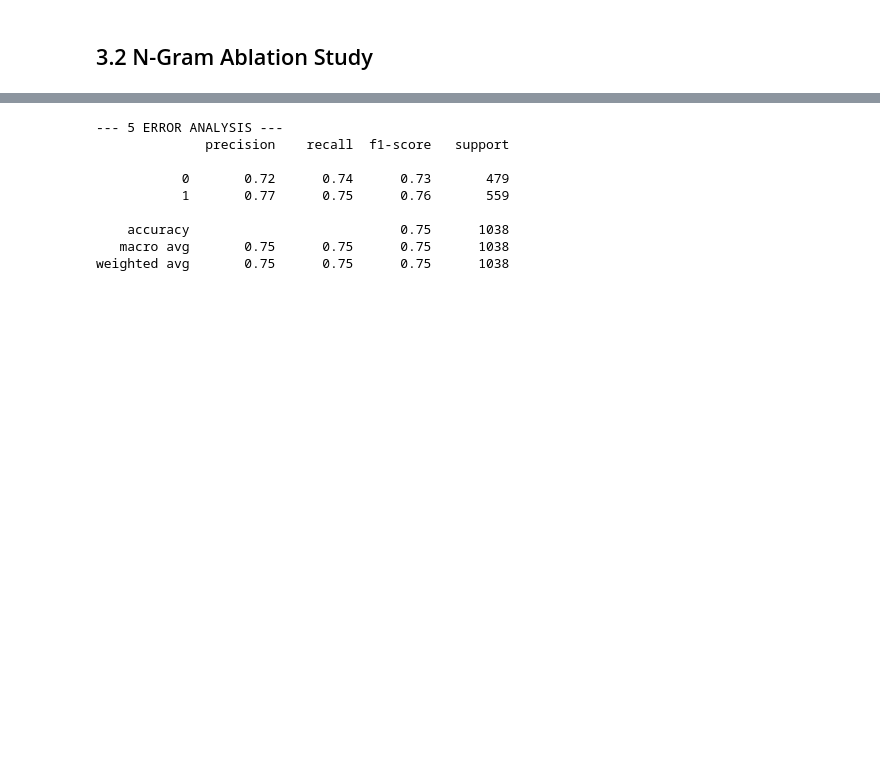
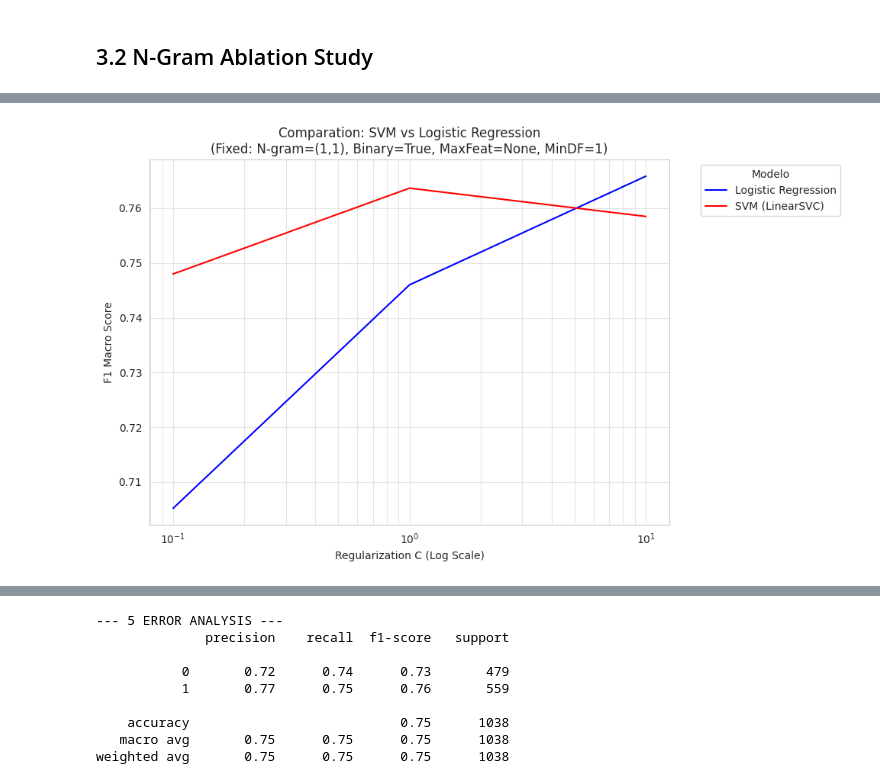
Before and after one commit to NeoLafuente/NLP, a Jupyter notebook: notebooks/EDA.ipynb, the cells around one changed output, grey strips where cells are left out. Cells and saved outputs as stored; diff of their text form; code cells hidden in the pictures; blank space fills up the shorter version.

```diff
--- a/notebooks/EDA.ipynb
+++ b/notebooks/EDA.ipynb
@@ -353,3 +355,8 @@ Best Strategy Selected: raw
+# %%
+# Prepare Data with Best Strategy
+X_train = [preprocess_text(t, 'stemmed') for t in X_train_raw]
+X_val = [preprocess_text(t, 'stemmed') for t in X_val_raw]
+# X_test = [preprocess_text(t, 'stemmed') for t in X_test_raw]
 # %% [markdown]
 ## 3.2 N-Gram Ablation Study
 # %%
@@ -437,0 +492,40 @@ Best F1-Macro: 0.6506
+# %%
+df_lr = pd.DataFrame(grid_lr.cv_results_)
+df_lr['Model'] = 'Logistic Regression'
+
+df_svm = pd.DataFrame(grid_svm.cv_results_)
+df_svm['Model'] = 'SVM (LinearSVC)'
+
+df_all = pd.concat([df_lr, df_svm])
+df_all['param_vect__max_features'] = df_all['param_vect__max_features'].fillna('None')
+
+subset = df_all[
+    (df_all['param_vect__binary'] == True) &
+    (df_all['param_vect__max_features'] == 35000) &
+    (df_all['param_vect__min_df'] == 1) &
+    (df_all['param_vect__sublinear_tf'] == True) &
+    (df_all['param_clf__class_weight'] == 'balanced')
+]
+
+plt.figure(figsize=(10, 6))
+
+sns.lineplot(
+    data=subset,
+    x='param_clf__C',
+    y='mean_test_score',
+    hue='Model',
+    markers=True,
+    dashes=False,
+    palette={'Logistic Regression': 'blue', 'SVM (LinearSVC)': 'red'}
+)
+
+plt.xscale('log')
+plt.title('Comparation: SVM vs Logistic Regression\n(Fixed: N-gram=(1,1), Binary=True, MaxFeat=None, MinDF=1)')
+plt.xlabel('Regularization C (Log Scale)')
+plt.ylabel('F1 Macro Score')
+plt.legend(title='Modelo', bbox_to_anchor=(1.05, 1), loc='upper left')
+plt.grid(True, which="both", ls="-", alpha=0.5)
+plt.tight_layout()
+plt.show()
+# %% [output]
+[figure, added]
```
Also changed, not shown: parts of 14 cells of this notebook, 1 other file.
